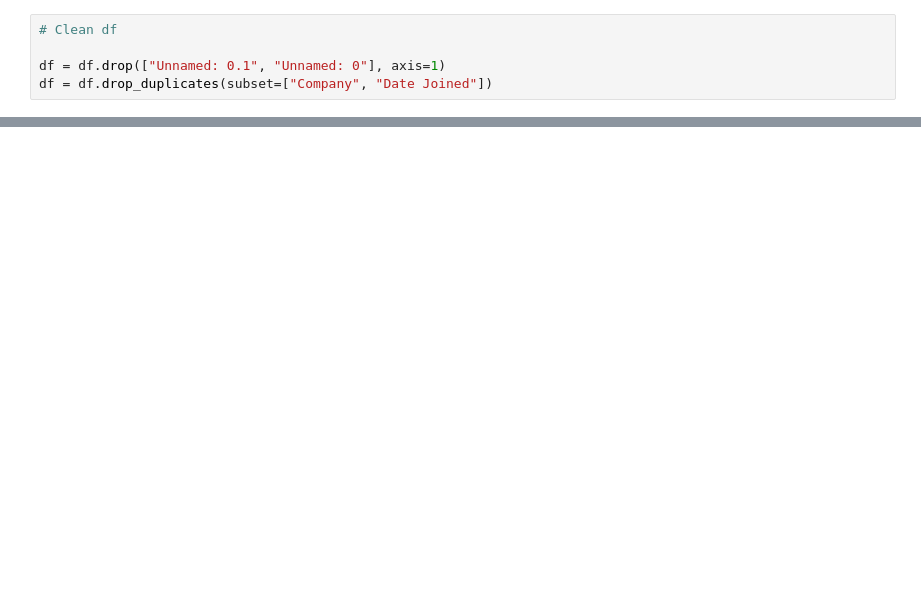
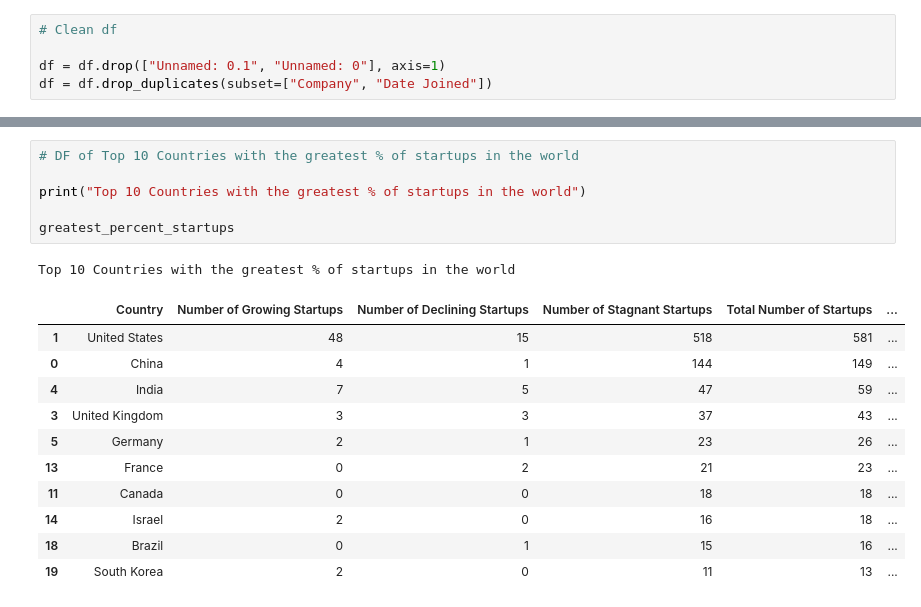
Before and after one commit to lanahuyen/Group_Project_1, a Jupyter notebook: map_visualizations.ipynb, the cells around one changed output, grey strips where cells are left out. Drawn from its saved outputs; the diff is of its cells as text; blank space fills up the shorter version.

```diff
--- a/map_visualizations.ipynb
+++ b/map_visualizations.ipynb
@@ -254,3 +258,22 @@ hv.save(map_startups, "output_data/map_top_startups.html")
 map_startups
 # %% [output]
 [interactive output not drawn]
+# %%
+# DF of Top 10 Countries with the greatest % of startups in the world
+
+print("Top 10 Countries with the greatest % of startups in the world")
+
+greatest_percent_startups
+# %% [output]
+Top 10 Countries with the greatest % of startups in the world
+|  | Country | Number of Growing Startups | Number of Declining Startups | Number of Stagnant Startups | Total Number of Startups | ... |
+| 1 | United States | 48 | 15 | 518 | 581 | ... |
+| 0 | China | 4 | 1 | 144 | 149 | ... |
+| 4 | India | 7 | 5 | 47 | 59 | ... |
+| 3 | United Kingdom | 3 | 3 | 37 | 43 | ... |
+| 5 | Germany | 2 | 1 | 23 | 26 | ... |
+| 13 | France | 0 | 2 | 21 | 23 | ... |
+| 11 | Canada | 0 | 0 | 18 | 18 | ... |
+| 14 | Israel | 2 | 0 | 16 | 18 | ... |
+| 18 | Brazil | 0 | 1 | 15 | 16 | ... |
+| 19 | South Korea | 2 | 0 | 11 | 13 | ... |
```
Also changed, not shown: parts of 9 cells of this notebook, 15 other files.
